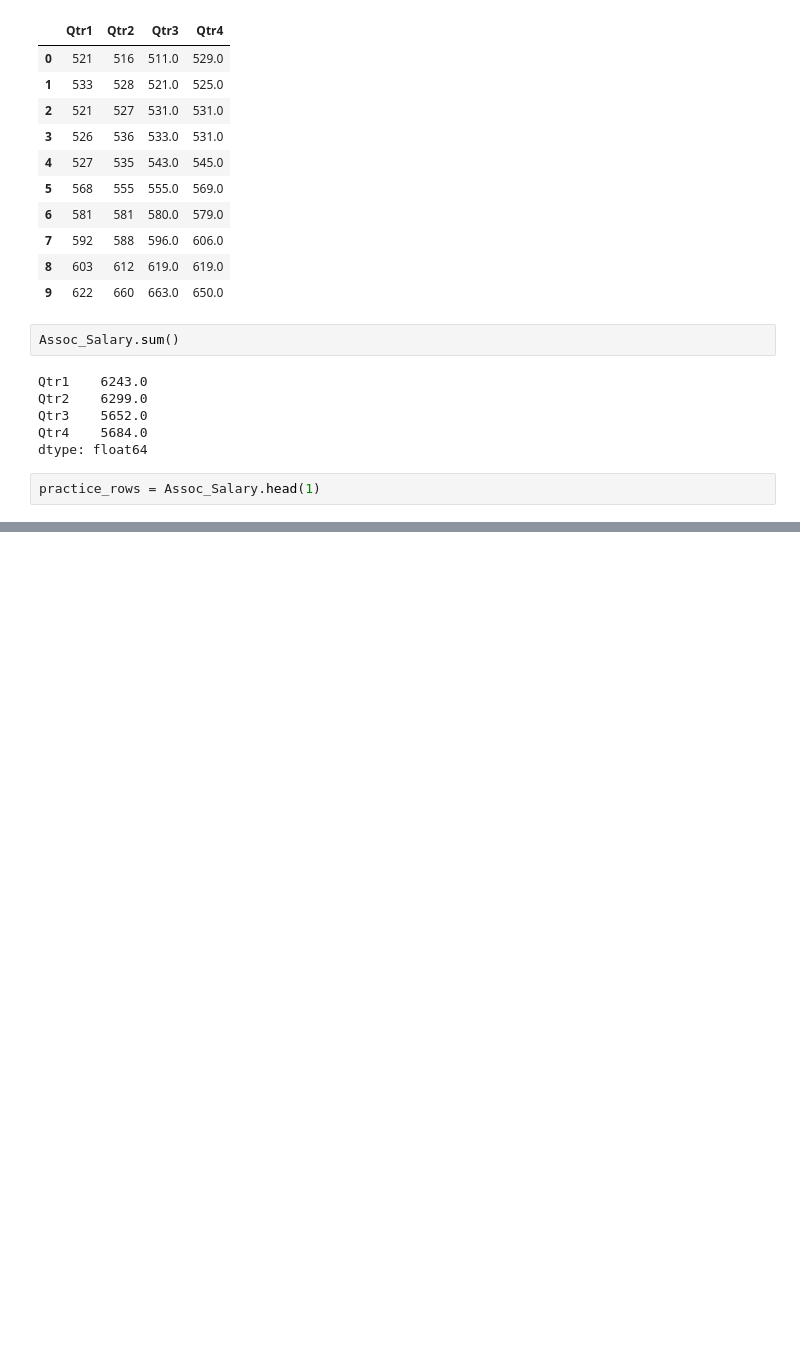
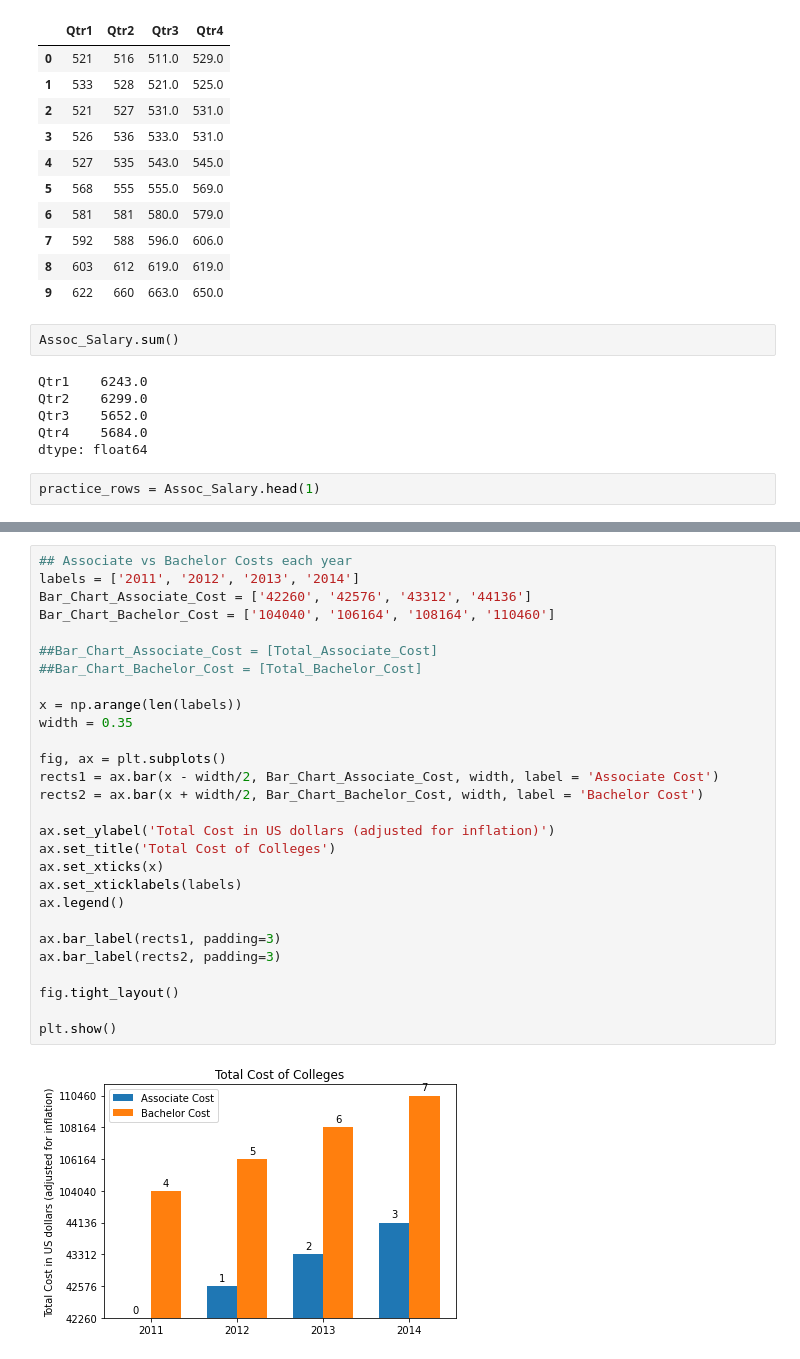
Before and after one commit to SierraAndrews01/Monetary-Value-of-College, a Jupyter notebook: Files/My Intro to Python.ipynb, the cells around one changed output, grey strips where cells are left out. Drawn from its saved outputs; the diff is of its cells as text; blank space fills up the shorter version.

```diff
--- a/Files/My Intro to Python.ipynb
+++ b/Files/My Intro to Python.ipynb
@@ -248,0 +223,30 @@ plt.show()
+# %%
+## Associate vs Bachelor Costs each year
+labels = ['2011', '2012', '2013', '2014']
+Bar_Chart_Associate_Cost = ['42260', '42576', '43312', '44136']
+Bar_Chart_Bachelor_Cost = ['104040', '106164', '108164', '110460']
+
+##Bar_Chart_Associate_Cost = [Total_Associate_Cost]
+##Bar_Chart_Bachelor_Cost = [Total_Bachelor_Cost]
+
+x = np.arange(len(labels))
+width = 0.35
+
+fig, ax = plt.subplots()
+rects1 = ax.bar(x - width/2, Bar_Chart_Associate_Cost, width, label = 'Associate Cost')
+rects2 = ax.bar(x + width/2, Bar_Chart_Bachelor_Cost, width, label = 'Bachelor Cost')
+
+ax.set_ylabel('Total Cost in US dollars (adjusted for inflation)')
+ax.set_title('Total Cost of Colleges')
+ax.set_xticks(x)
+ax.set_xticklabels(labels)
+ax.legend()
+
+ax.bar_label(rects1, padding=3)
+ax.bar_label(rects2, padding=3)
+
+fig.tight_layout()
+
+plt.show()
+# %% [output]
+[figure, added]
```
Also changed, not shown: parts of 23 cells of this notebook, 1 other file.
